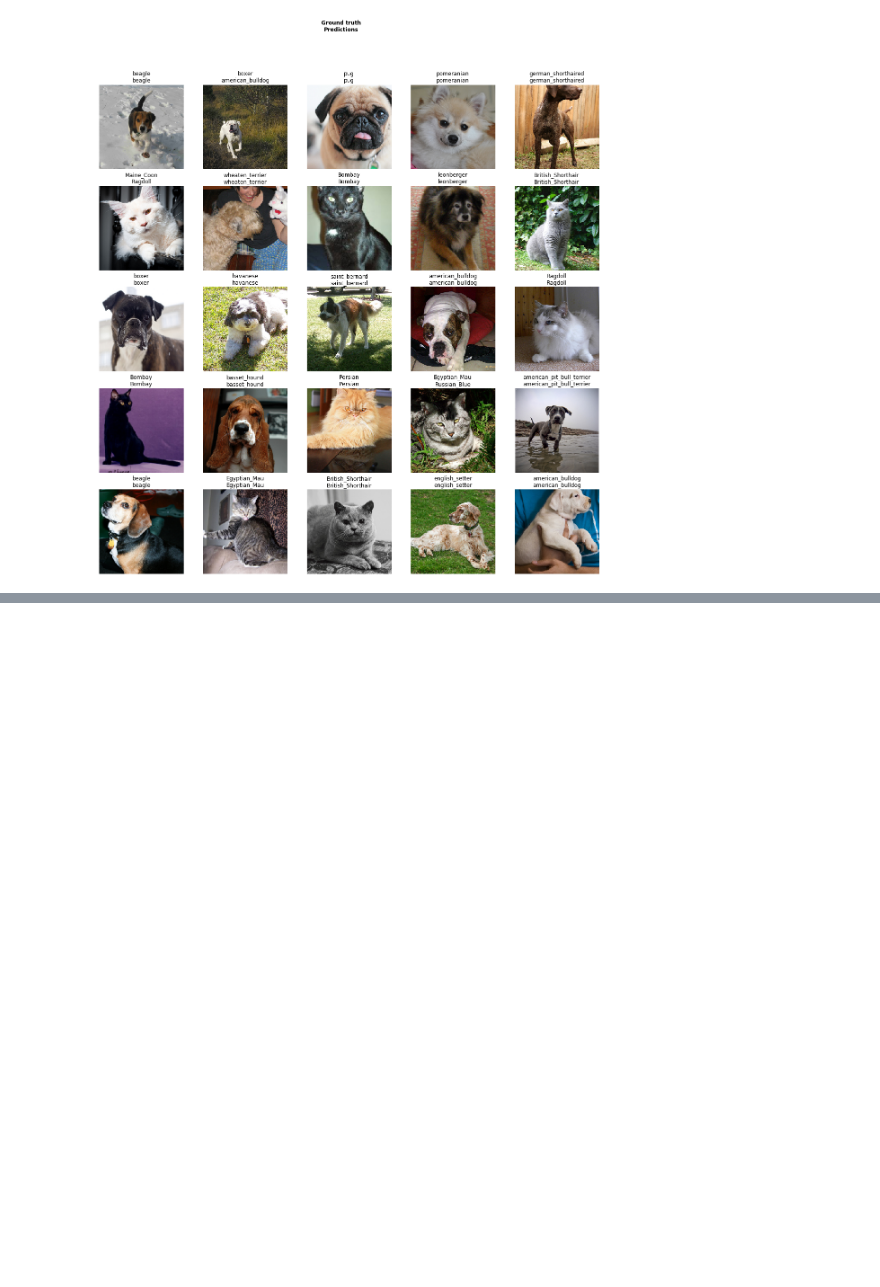
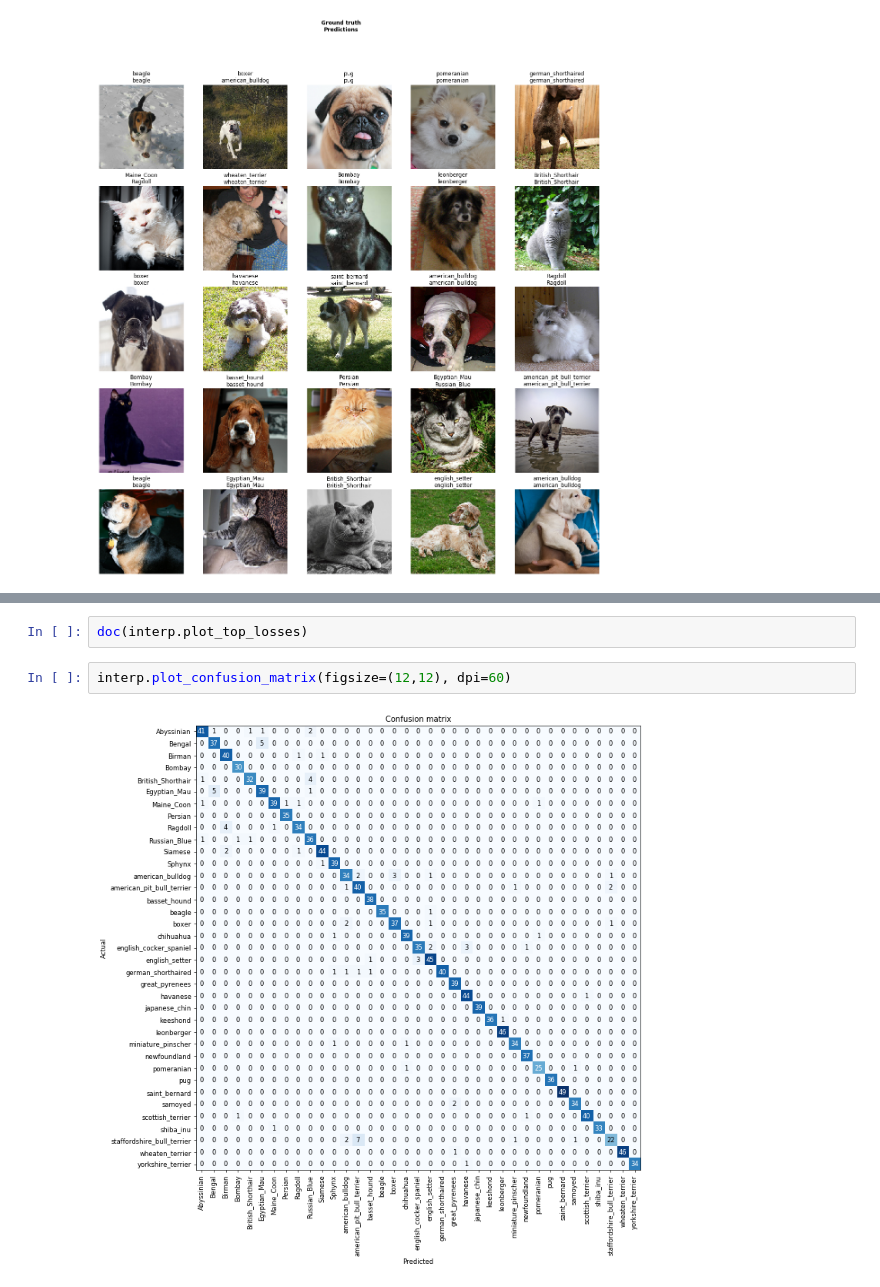
Before and after one commit to adityak2920/deep_learning_pytorch, a Jupyter notebook: Classification(fastai).ipynb, the cells around one changed output, grey strips where cells are left out. Cells and saved outputs as stored; diff of their text form; blank space fills up the shorter version.

```diff
--- a/Classification(fastai).ipynb
+++ b/Classification(fastai).ipynb
@@ -102,0 +117,6 @@ DenseNet(
+# %%
+doc(interp.plot_top_losses)
+# %%
+interp.plot_confusion_matrix(figsize=(12,12), dpi=60)
+# %% [output]
+[figure, added]
```
Also changed, not shown: parts of 16 cells of this notebook, 4 other files.
